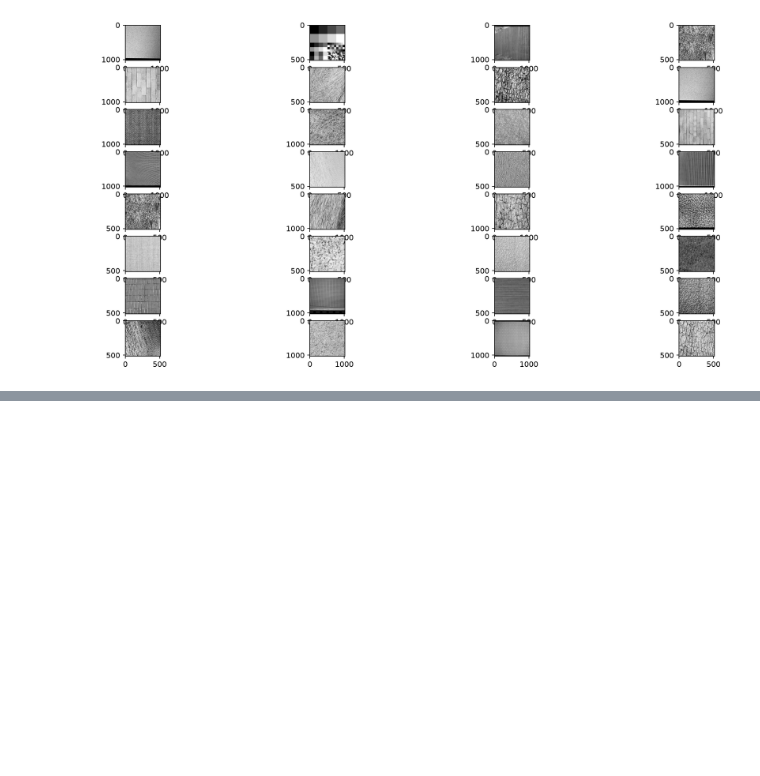
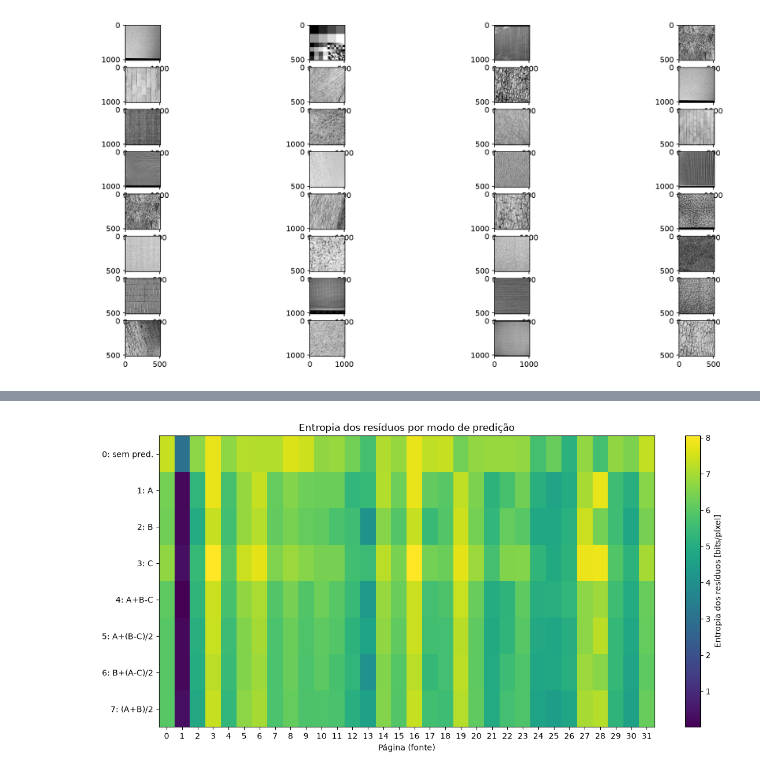
Before and after one commit to bener07/ti-project, a Jupyter notebook: Notebooks/ResearchNotebook.ipynb, the cells around one changed output, grey strips where cells are left out. Saved outputs shown, nothing was run; the diff lists cells and outputs as text; code cells hidden in the pictures; blank space fills up the shorter version.

```diff
--- a/Notebooks/ResearchNotebook.ipynb
+++ b/Notebooks/ResearchNotebook.ipynb
@@ -41,0 +123,19 @@ plt.show()
+# %%
+print("Entropia conjunta do ficheiro TODO")
+# H_ant guarda a entropia do bloco de tamanho n-1.
+# Para n=1 não há "anteriores", por isso começa a 0.
+#Os anteriores são os n−1 píxeis à esquerda do último píxel do bloco.
+#H(Xn|anteriores) diz quanto custa codificar um píxel conhecendo o seu contexto, e calcula-se pela regra da cadeia como Hₙ − Hₙ₋₁
+H_ant = 0
+for n in range(1, N_MAX + 1):
+    # H = H(X1..Xn); amostras = nº de blocos; distintos = nº de blocos diferentes
+    H, amostras, distintos = entropia_blocos(images, n)
+    # Para cada n mostra:
+    #  - H(X1..Xn): entropia do bloco inteiro (bits por bloco)
+    #  - H/n: entropia por píxel; permite comparar diferentes valores de n
+    #    na mesma unidade (bits/píxel). Se descer com n, há redundância entre vizinhos.
+    #  - H(Xn|anteriores) = H(X1..Xn) - H(X1..Xn-1): regra da cadeia.
+    #    É o custo do último píxel sabendo os n-1 píxeis anteriores (o contexto).
+    #  - blocos distintos/amostras: indicador de fiabilidade
+    print(f"n={n:2}: H(X1..Xn)={H:07.4f} | H/n={H/n:07.4f} | H(Xn|anteriores)={H - H_ant:07.4f} | blocos distintos={distintos}/{amostras}")
+    H_ant = H
@@ -41,0 +160,10 @@ plt.show()
+# %%
+
+
+print("Entropia conjunta de cada Página/cada imagem")
+for i, img in enumerate(images):
+    # Para cada n, calcula a entropia do bloco só desta imagem
+    # ([img] = lista com uma só imagem; [0] = só a entropia, ignora os outros 2 valores)
+    # e divide por n para ficar em bits por píxel.
+    vals = [entropia_blocos([img], n)[0] / n for n in range(1, N_MAX + 1)]
+    print(f"Página {i:02d}: \n\t" + " \n\t ".join(f"n={n}: {v:.4f}" for n, v in enumerate(vals, 1)))
@@ -41,0 +266,12 @@ plt.show()
+# %%
+# ---- Gráfico 4: entropia dos resíduos de cada modo de predição (mapa de calor) ----
+# Cada coluna é uma página, cada linha um modo. Cores mais escuras = menor entropia = melhor.
+plt.figure(figsize=(12, 6))
+plt.imshow(Hpred.T, aspect="auto", cmap="viridis")
+plt.colorbar(label="Entropia dos resíduos [bits/píxel]")
+plt.yticks(range(8), [NOMES[m] for m in range(8)])
+plt.xticks(paginas); plt.xlabel("Página (fonte)")
+plt.title("Entropia dos resíduos por modo de predição")
+plt.tight_layout(); plt.show()
+# %% [output]
+[figure, added]
```
Also changed, not shown: parts of 17 cells of this notebook, 1 other file.
